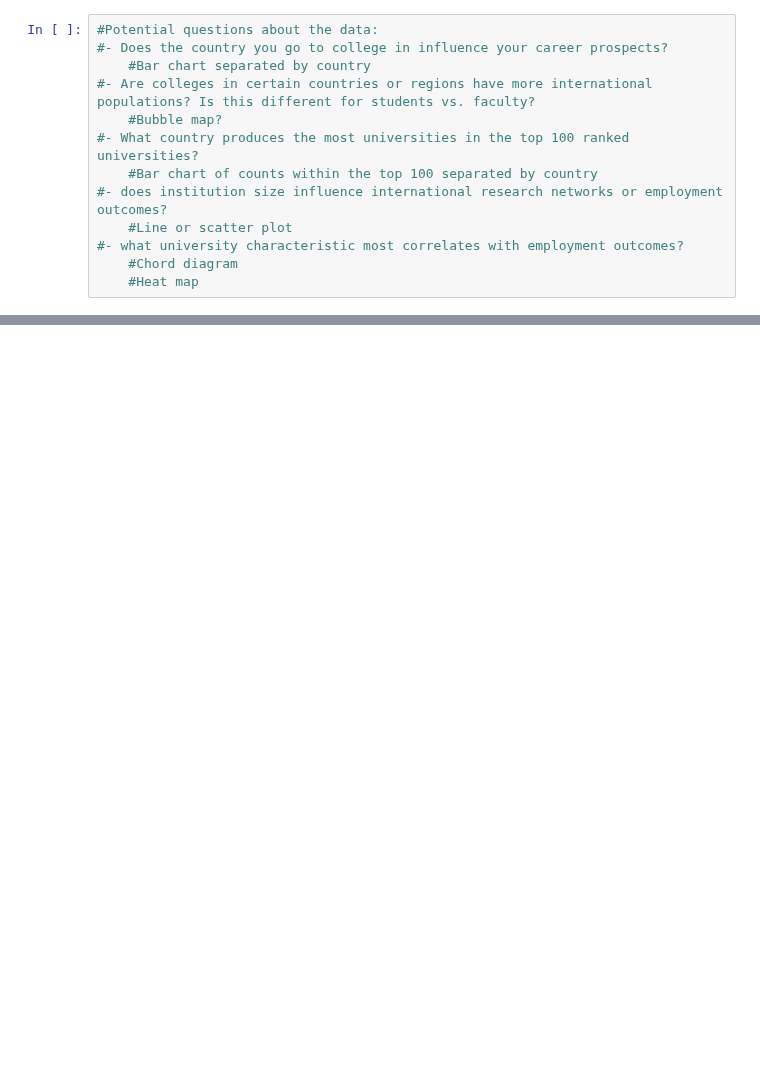
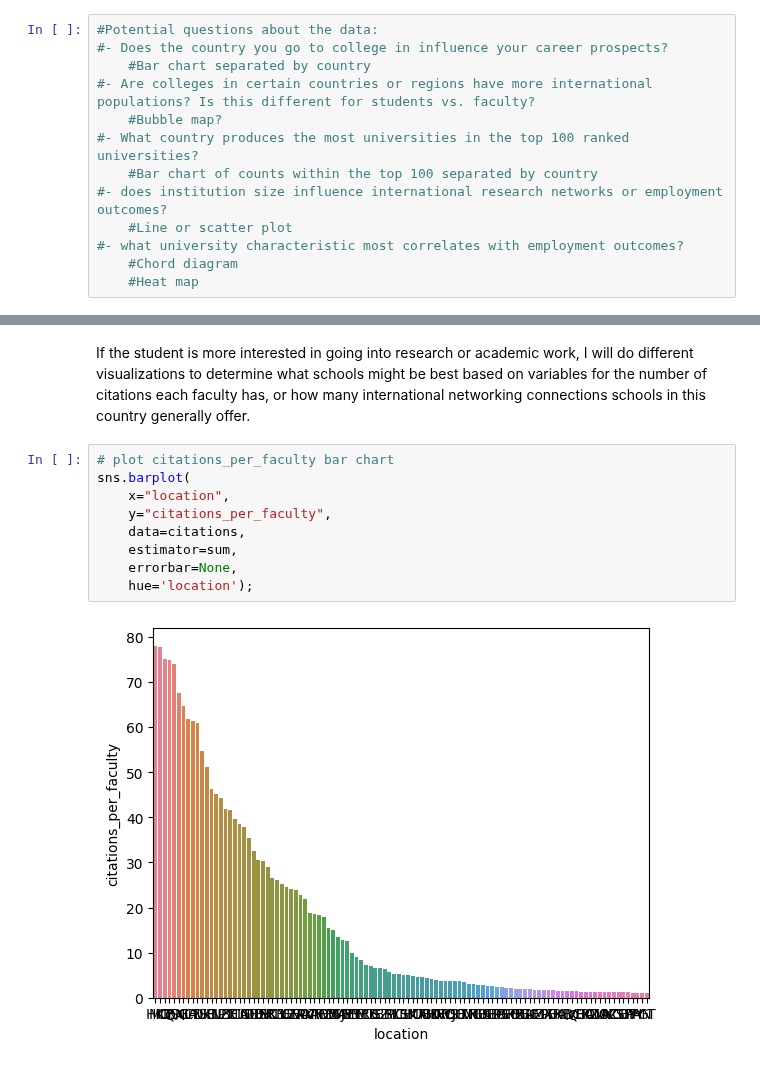
Before and after one commit to thezachdrake/UMD-INST760-Summer2024, a Jupyter notebook: notebooks/McNair-Notebook.ipynb, the cells around one changed output, grey strips where cells are left out. Drawn from its saved outputs; the diff is of its cells as text; blank space fills up the shorter version.

```diff
--- a/notebooks/McNair-Notebook.ipynb
+++ b/notebooks/McNair-Notebook.ipynb
@@ -73,0 +151,13 @@ df.describe()
+# %% [markdown]
+If the student is more interested in going into research or academic work, I will do different visualizations to determine what schools might be best based on variables for the number of citations each faculty has, or how many international networking connections schools in this country generally offer.
+# %%
+# plot citations_per_faculty bar chart
+sns.barplot(
+    x="location",
+    y="citations_per_faculty",
+    data=citations,
+    estimator=sum,
+    errorbar=None,
+    hue='location');
+# %% [output]
+[figure, added]
```
Also changed, not shown: parts of 8 cells of this notebook.
